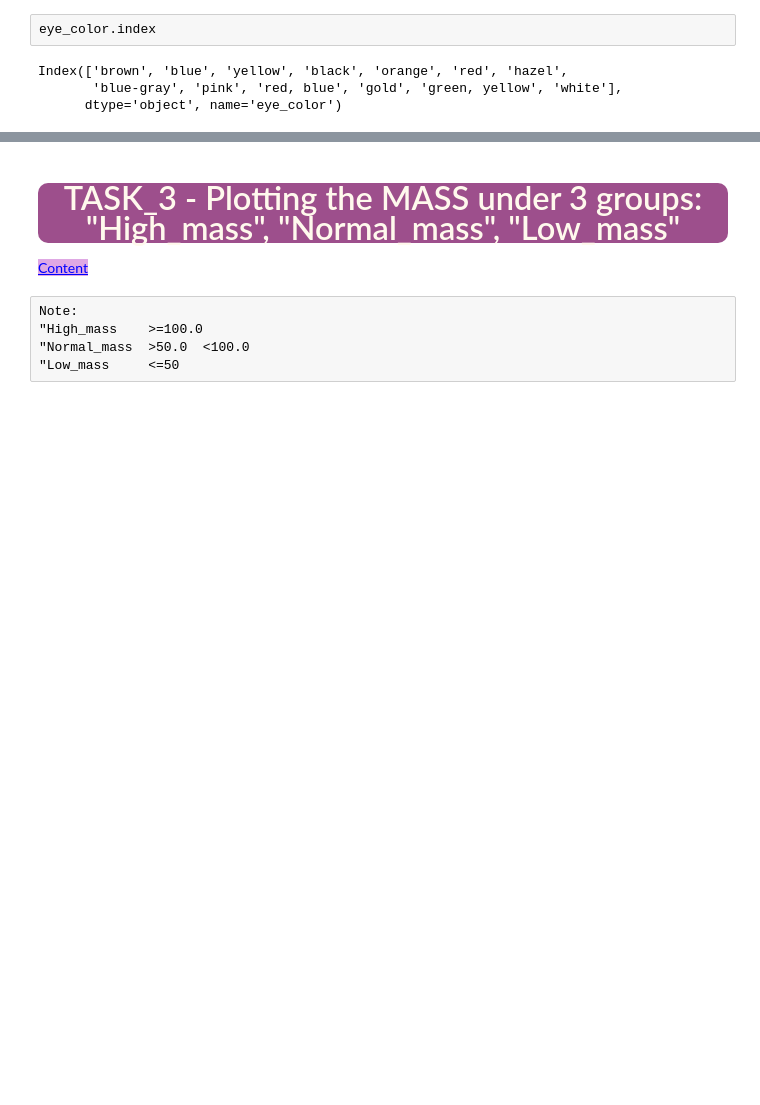
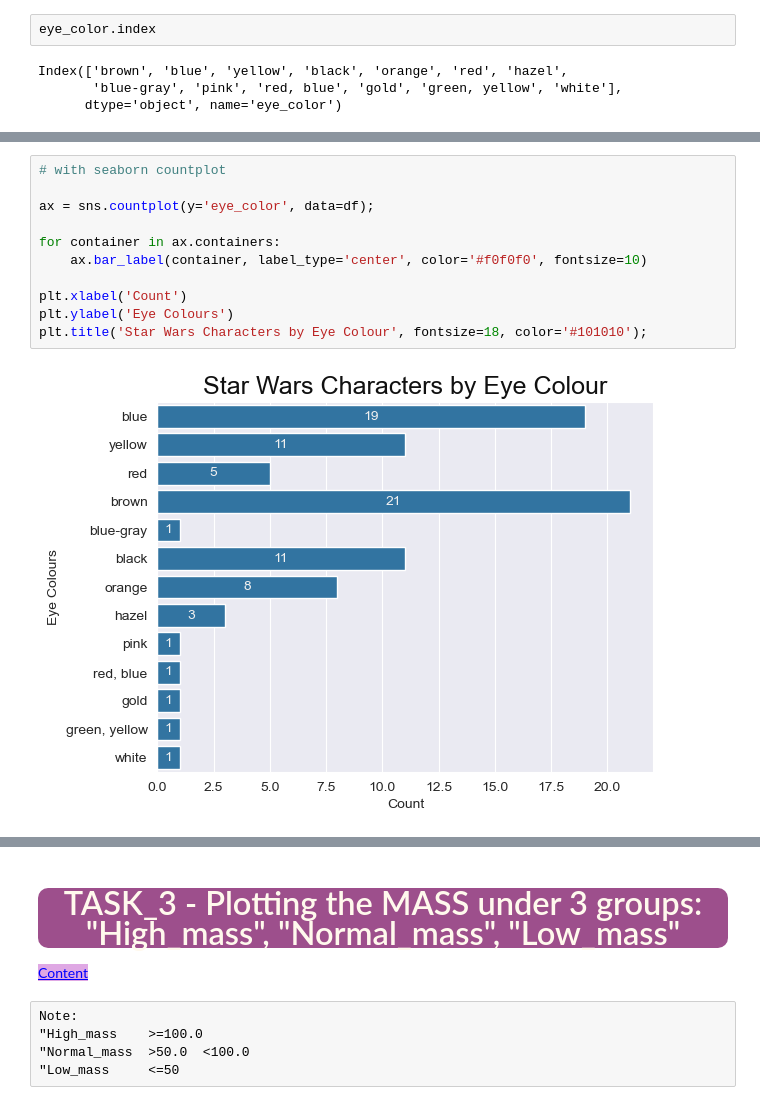
Before and after one commit to iceyisaak/clarusway_ds, a Jupyter notebook: DVwPy_Assignment_2_Star_Wars_Characters (seaborn)_V02.ipynb, the cells around one changed output, grey strips where cells are left out. Saved outputs shown, nothing was run; the diff lists cells and outputs as text; blank space fills up the shorter version.

```diff
--- a/DVwPy_Assignment_2_Star_Wars_Characters (seaborn)_V02.ipynb
+++ b/DVwPy_Assignment_2_Star_Wars_Characters (seaborn)_V02.ipynb
@@ -376,3 +391,16 @@ sns.countplot(y='eye_color', data=df[['eye_color']]);
+# %%
+# with seaborn countplot
+
+ax = sns.countplot(y='eye_color', data=df);
+
+for container in ax.containers:
+    ax.bar_label(container, label_type='center', color='#f0f0f0', fontsize=10)
+
+plt.xlabel('Count')
+plt.ylabel('Eye Colours')
+plt.title('Star Wars Characters by Eye Colour', fontsize=18, color='#101010');
+# %% [output]
+[figure, added]
 # %% [markdown]
 <a id="4"></a>
 # %% [markdown]
```
Also changed, not shown: parts of 33 cells of this notebook.
